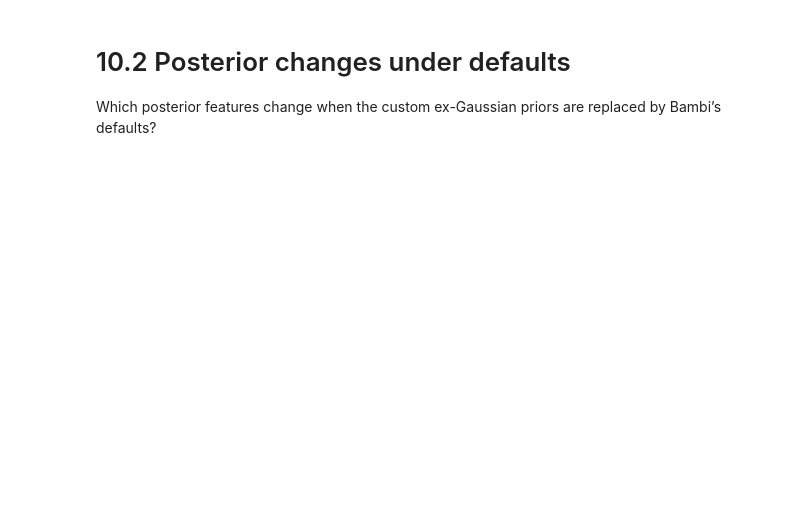
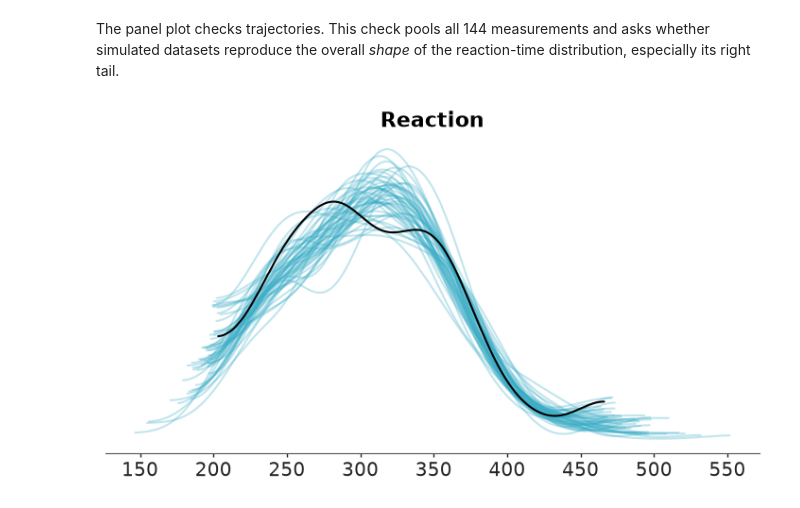
Before and after one commit to opherdonchin/BayesShortCourse, a Jupyter notebook: sleep/solved/10_exgaussian_default_priors.ipynb, the cells around one changed output. Cells and saved outputs as stored; diff of their text form; code cells hidden in the pictures; blank space fills up the shorter version.

```diff
--- a/sleep/solved/10_exgaussian_default_priors.ipynb
+++ b/sleep/solved/10_exgaussian_default_priors.ipynb
@@ -72,0 +239,8 @@ model
+# %%
+with model:
+    idata = pm.sample(
+        draws=1000, tune=2000, chains=4, target_accept=0.95, random_seed=RANDOM_SEED
+    )
+
+print("Divergences:", int(idata["sample_stats"]["diverging"].sum().item()))
+azs.summary(idata, var_names=["intercept", "slope", "participant_intercept_sd", "participant_slope_sd", "sigma_intercept", "participant_sigma_sd", "nu_intercept"], ci_prob=0.90, ci_kind="hdi", round_to=2)
@@ -72,0 +296,8 @@ model
+# %%
+with model:
+    pm.sample_posterior_predictive(
+        idata, var_names=["Reaction"], extend_inferencedata=True, random_seed=RANDOM_SEED
+    )
+
+plot_participants(idata, "posterior_predictive", "Reaction")
+plt.show()
@@ -73,13 +310,6 @@ model
+# %% [markdown]
+The panel plot checks trajectories. This check pools all 144 measurements and asks whether simulated datasets reproduce the overall *shape* of the reaction-time distribution, especially its right tail.
 # %%
-prior = model.prior_predictive(draws=500, random_seed=RANDOM_SEED)
-azp.plot_ppc_dist(
-    prior,
-    group="prior_predictive",
-    var_names=["Reaction"],
-    kind="ecdf",
-    figure_kwargs={"figsize": (7, 4)},
-);
+azp.plot_ppc_dist(idata, var_names=["Reaction"], kind="kde", figure_kwargs={"figsize": (7, 4)});
+# %% [output]
+[figure, added]
-# %% [markdown]
-# 10.2 Posterior changes under defaults
-
-Which posterior features change when the custom ex-Gaussian priors are replaced by Bambi’s defaults?
```
Also changed, not shown: parts of 37 cells of this notebook.
